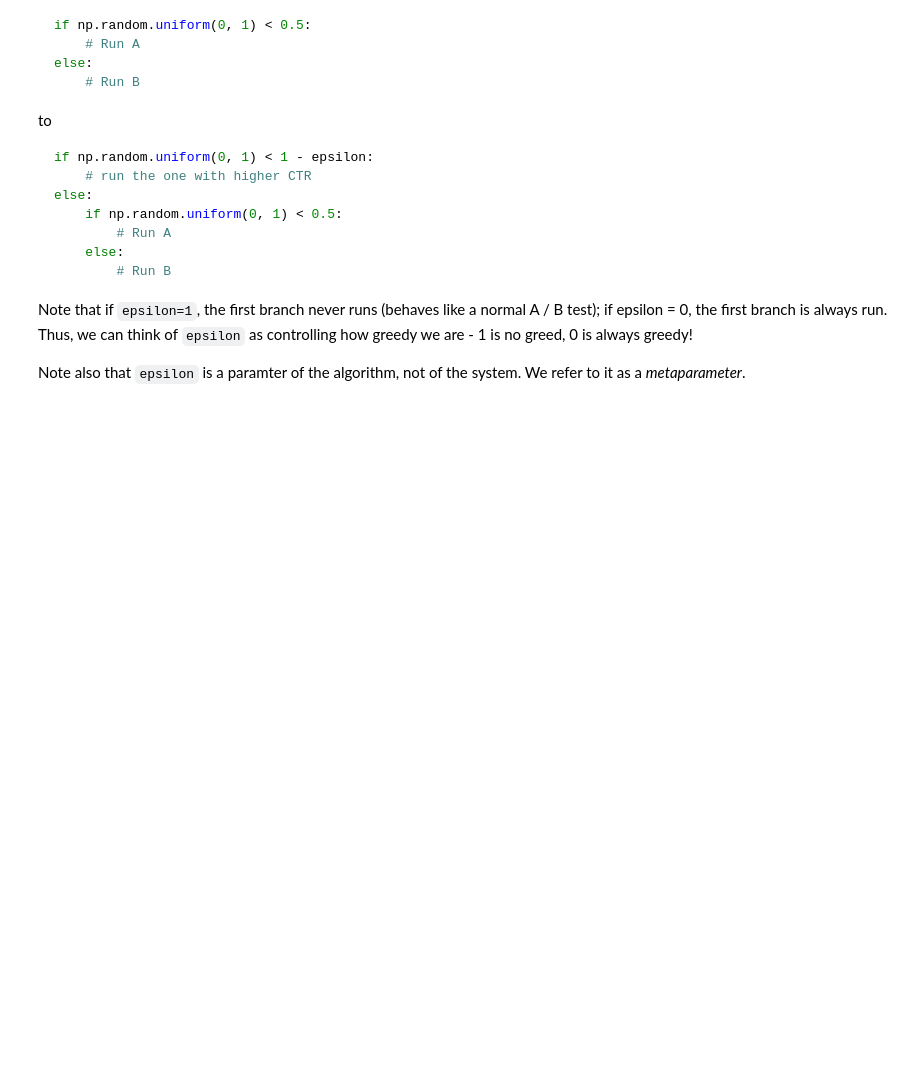
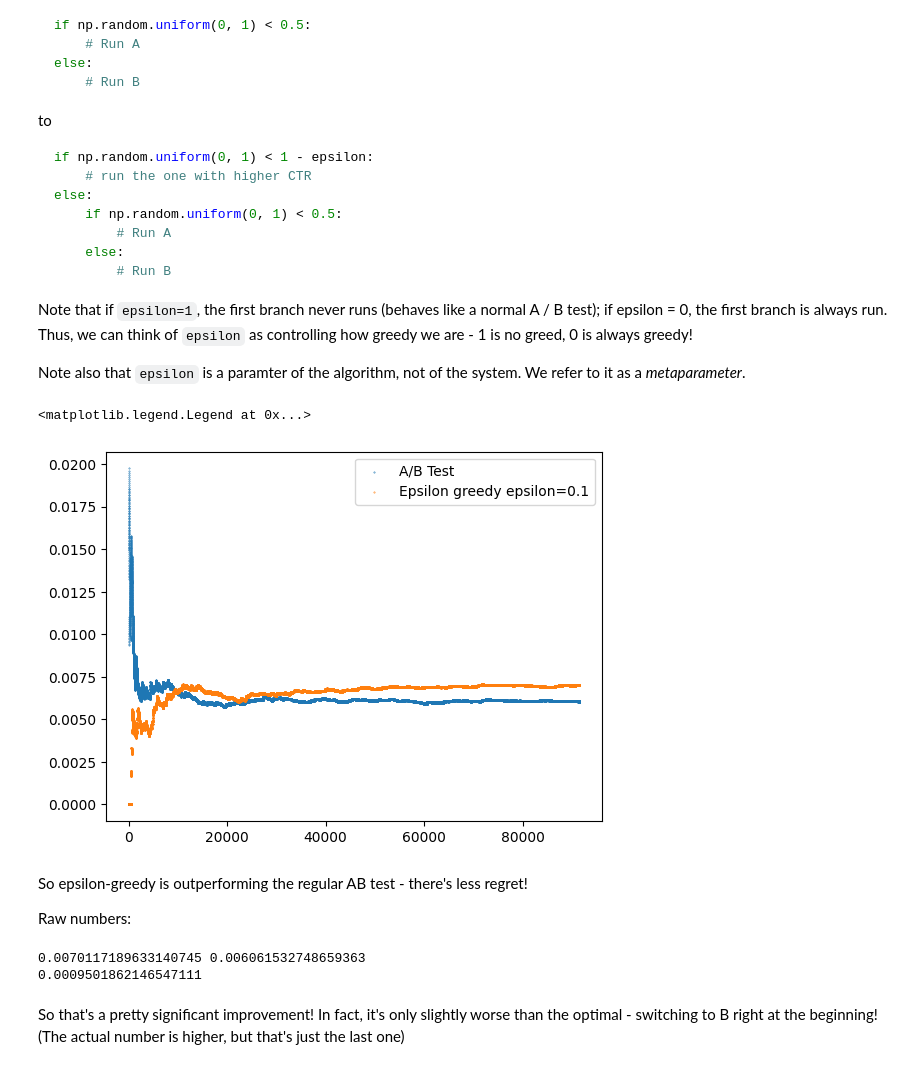
Before and after one commit to EricRobertCampbell/experimentation-for-engineers-notes, a Jupyter notebook: chapter03-multiArmedBandits.ipynb, the cells around one changed output. Drawn from its saved outputs; the diff is of its cells as text; code cells hidden in the pictures; blank space fills up the shorter version.

```diff
--- a/chapter03-multiArmedBandits.ipynb
+++ b/chapter03-multiArmedBandits.ipynb
@@ -282,3 +282,30 @@ def epsilon_greedy(num_ind, epsilon):
         ctr_vs_n.append(sum_clicks / num_ads)
 
     return ctr_vs_n, used_b
+# %%
+# comparing a run of epsilon_greedy with ab_test
+
+epsilon = 0.1
+epsilon_ctr_vs_n, used_b = epsilon_greedy(num_ind, epsilon=epsilon)
+ab_test_ctr_vs_n, ctr_a, ctr_b = ab_test(num_ind)
+
+fig, ax = plt.subplots()
+min_n = min(len(epsilon_ctr_vs_n), len(ab_test_ctr_vs_n))
+ax.scatter(range(min_n), ab_test_ctr_vs_n[:min_n], label="A/B Test", s=0.5, marker='.')
+ax.scatter(range(min_n), epsilon_ctr_vs_n[:min_n], label=f"Epsilon greedy {epsilon=}", s=0.5, marker='.')
+ax.legend()
+# %% [output]
+<matplotlib.legend.Legend at 0x...>
+[figure, added]
+# %% [markdown]
+So epsilon-greedy is outperforming the regular AB test - there's less regret!
+
+Raw numbers:
+# %%
+print(epsilon_ctr_vs_n[-1], ab_test_ctr_vs_n[-1])
+print(epsilon_ctr_vs_n[-1] - ab_test_ctr_vs_n[-1])
+# %% [output]
+0.0070117189633140745 0.006061532748659363
+0.0009501862146547111
+# %% [markdown]
+So that's a pretty significant improvement! In fact, it's only slightly worse than the optimal - switching to B right at the beginning! (The actual number is higher, but that's just the last one)
```
Also changed, not shown: parts of 14 cells of this notebook.
